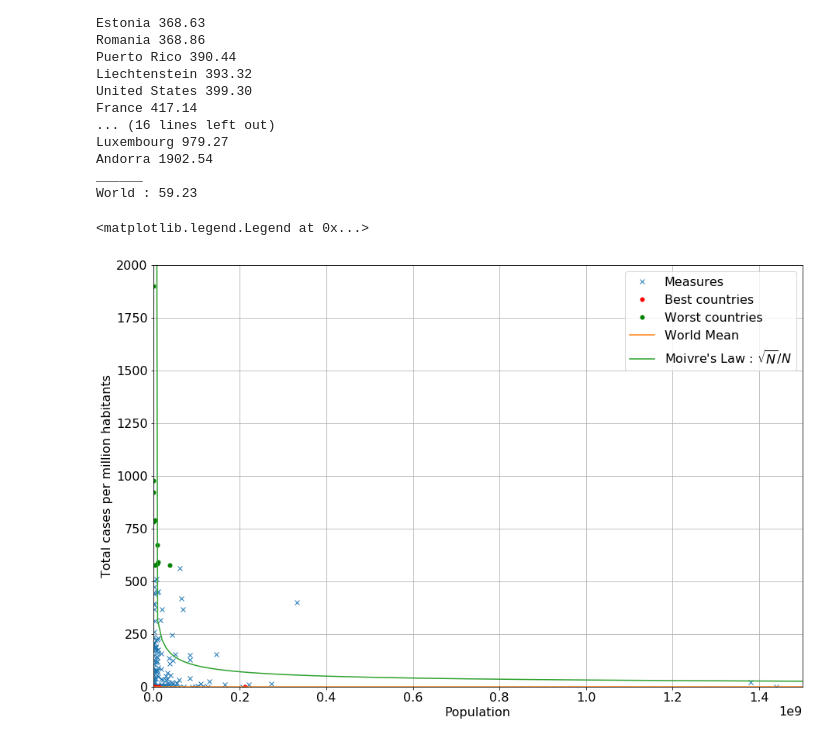
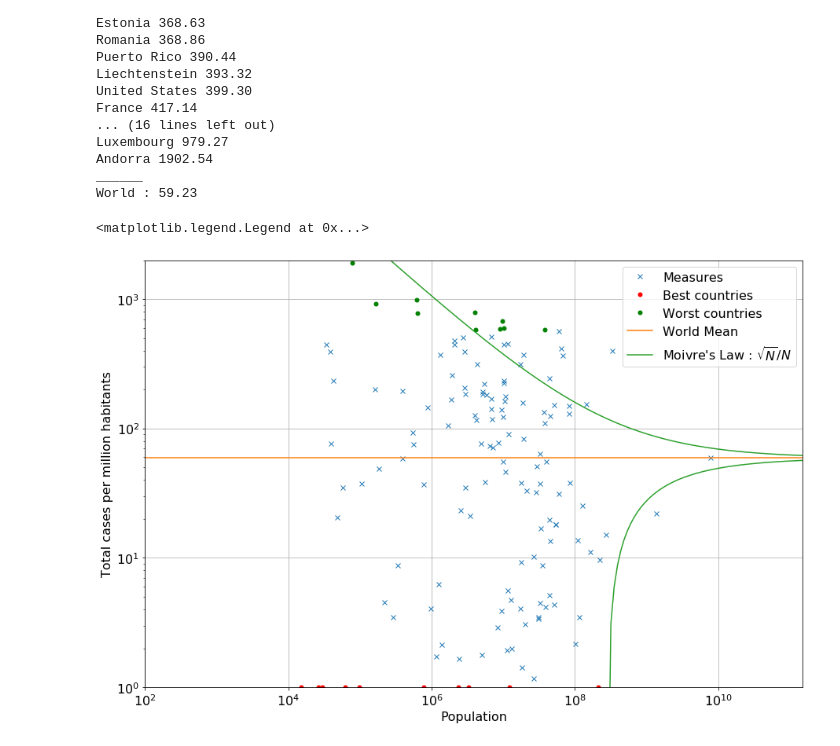
Before and after one commit to ArnaudPannatier/covid-law-of-large-numbers, a Jupyter notebook: covid-law-of-large-numbers.ipynb, the cells around one changed output. Cells and saved outputs as stored; diff of their text form; code cells hidden in the pictures.

Commit message:
Loglog plot.

```diff
--- a/covid-law-of-large-numbers.ipynb
+++ b/covid-law-of-large-numbers.ipynb
@@ -61,31 +61,36 @@ World : 59.23
 # %%
 import matplotlib.pyplot as plt
 plt.rcParams.update({'font.size': 16})
 
-mean = (sorted_case*sorted_population).mean()/sorted_population.sum()
-fig, ax = plt.subplots(figsize=(15,10))
-ax.plot(sorted_population[10:-10],sorted_case[10:-10], 'x')
-ax.plot(sorted_population[:10],sorted_case[:10], ".", color="red", markersize=10 )
-ax.plot(sorted_population[-10:],sorted_case[-10:], ".",color="green", markersize=10 )
-ax.plot([0,20e8], [mean,mean])
 
 
-th_x = np.linspace(10000, 20e8, 200)
-th_y = np.sqrt(th_x)/th_x*1e6
+mean = (sorted_case*sorted_population).mean()/sorted_population.sum()
+mean = total_cases["World"]
+fig, ax = plt.subplots(figsize=(15,10))
+ax.loglog(sorted_population[10:-10],sorted_case[10:-10], 'x')
+ax.loglog(sorted_population[:10],sorted_case[:10]+1, ".", color="red", markersize=10 )
+ax.loglog(sorted_population[-10:],sorted_case[-10:]+1, ".",color="green", markersize=10 )
+ax.loglog([100,100000,1e6,max_val], [mean,mean,mean, mean])
 
-ax.plot(th_x,th_y)
 
-ax.set_xlim([0, 15e8])
-ax.set_ylim([0, 2000])
+th_x = np.logspace(2, np.log10(max_val), 200)
+th_y = np.sqrt(th_x)/th_x*1e6+total_cases["World"]
+th_y_under = total_cases["World"] -np.sqrt(th_x)/th_x*1e6
+
+ax.loglog(th_x,th_y, color="C2")
+ax.loglog(th_x,th_y_under, color="C2",)
+
+ax.set_xlim([100, max_val])
+ax.set_ylim([1, 2000])
 
 
 
 ax.set_xlabel("Population")
 ax.set_ylabel("Total cases per million habitants")
 
 ax.grid()
 
 ax.legend(["Measures", "Best countries", "Worst countries", "World Mean", "Moivre's Law : $\sqrt{N} / N$"])
 # %% [output]
 <matplotlib.legend.Legend at 0x...>
-[figure, old version]
+[figure, new version]
```
